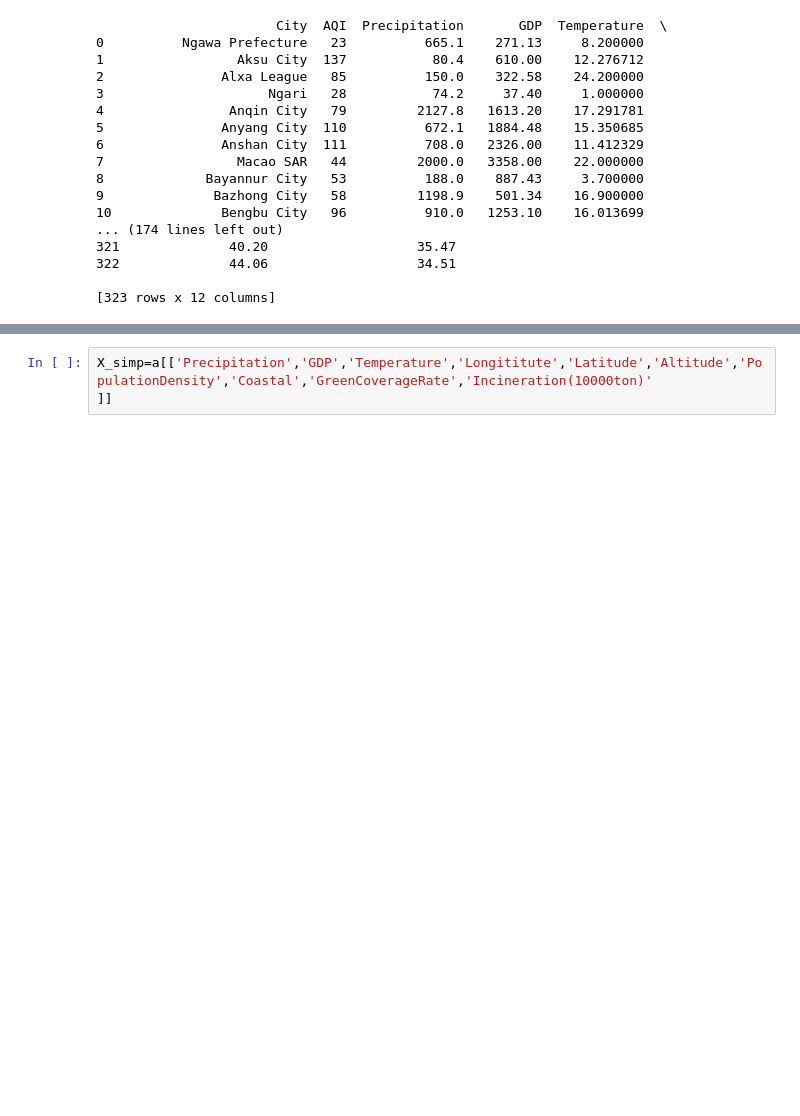
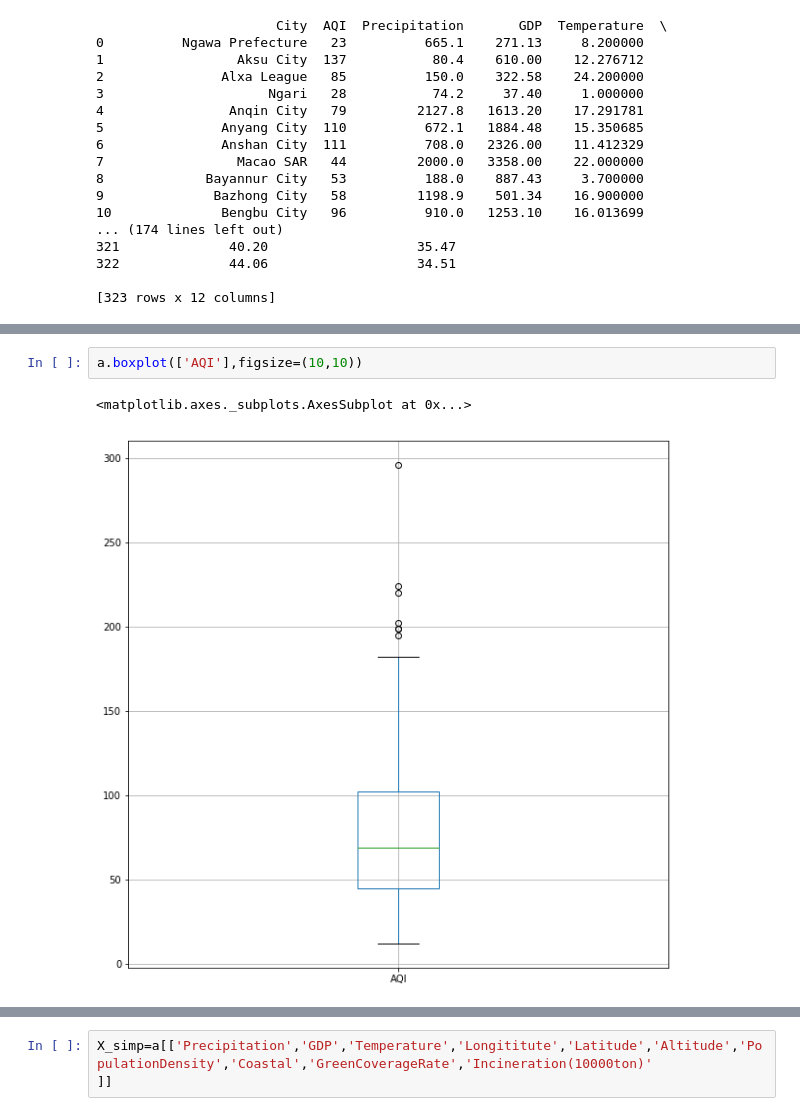
Before and after one commit to jhasaurabh312/FinalAQI, a Jupyter notebook: air_quality_index.ipynb, the cells around one changed output, grey strips where cells are left out. Drawn from its saved outputs; the diff is of its cells as text; blank space fills up the shorter version.

```diff
--- a/air_quality_index.ipynb
+++ b/air_quality_index.ipynb
@@ -37,0 +69,5 @@ print(a)
+# %%
+a.boxplot(['AQI'],figsize=(10,10))
+# %% [output]
+<matplotlib.axes._subplots.AxesSubplot at 0x...>
+[figure, added]
```
Also changed, not shown: parts of 4 cells of this notebook.
